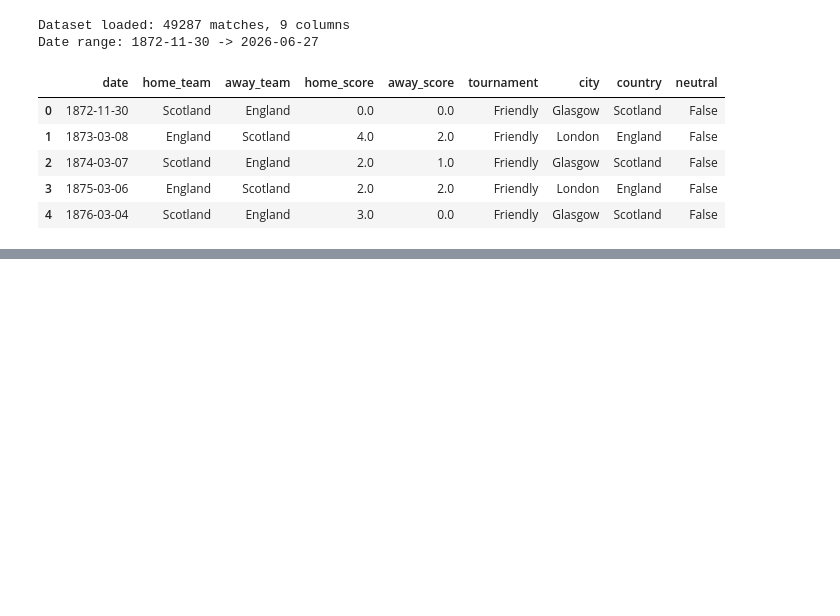
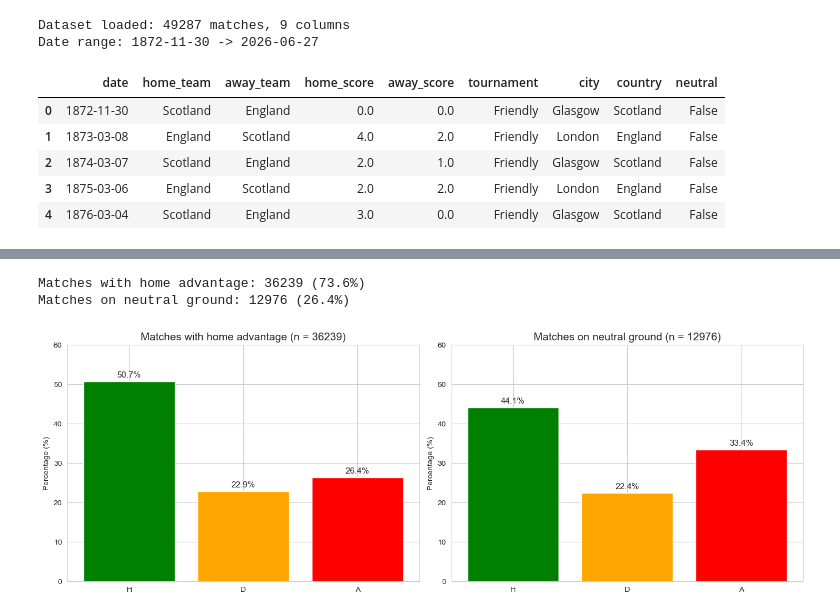
Before and after one commit to Am1neX/Project_INFOH410, a Jupyter notebook: notebooks/football_prediction.ipynb, the cells around one changed output, grey strips where cells are left out. Cells and saved outputs as stored; diff of their text form; code cells hidden in the pictures; blank space fills up the shorter version.

```diff
--- a/notebooks/football_prediction.ipynb
+++ b/notebooks/football_prediction.ipynb
@@ -76,0 +247,37 @@ Date range: 1872-11-30 -> 2026-06-27
+# %%
+# split the dataset into neutral and non-neutral matches
+df_home_advantage = df[df['neutral'] == False]
+df_neutral = df[df['neutral'] == True]
+
+print(f"Matches with home advantage: {len(df_home_advantage)} ({len(df_home_advantage)/len(df)*100:.1f}%)")
+print(f"Matches on neutral ground: {len(df_neutral)} ({len(df_neutral)/len(df)*100:.1f}%)")
+
+# compute distributions
+percentage_home_adv = df_home_advantage['result'].value_counts(normalize=True) * 100
+percentage_neutral = df_neutral['result'].value_counts(normalize=True) * 100
+
+# comparison plot
+fig, axes = plt.subplots(1, 2, figsize=(14, 5))
+
+# non-neutral
+axes[0].bar(result_values, [percentage_home_adv.get(r, 0) for r in result_values], color=[colors[r] for r in result_values])
+axes[0].set_title(f"Matches with home advantage (n = {len(df_home_advantage)})", fontsize=14)
+axes[0].set_ylabel("Percentage (%)")
+axes[0].set_ylim(0, 60)
+for i, r in enumerate(result_values):
+    axes[0].text(i, percentage_home_adv.get(r, 0) + 1, f"{percentage_home_adv.get(r, 0):.1f}%", ha='center', fontsize=11)
+
+# neutral
+axes[1].bar(result_values, [percentage_neutral.get(r, 0) for r in result_values], color=[colors[r] for r in result_values])
+axes[1].set_title(f"Matches on neutral ground (n = {len(df_neutral)})", fontsize=14)
+axes[1].set_ylabel("Percentage (%)")
+axes[1].set_ylim(0, 60)
+for i, r in enumerate(result_values):
+    axes[1].text(i, percentage_neutral.get(r, 0) + 1, f"{percentage_neutral.get(r, 0):.1f}%", ha='center', fontsize=11)
+
+plt.tight_layout()
+plt.show()
+# %% [output]
+Matches with home advantage: 36239 (73.6%)
+Matches on neutral ground: 12976 (26.4%)
+[figure, added]
```
Also changed, not shown: parts of 17 cells of this notebook.
